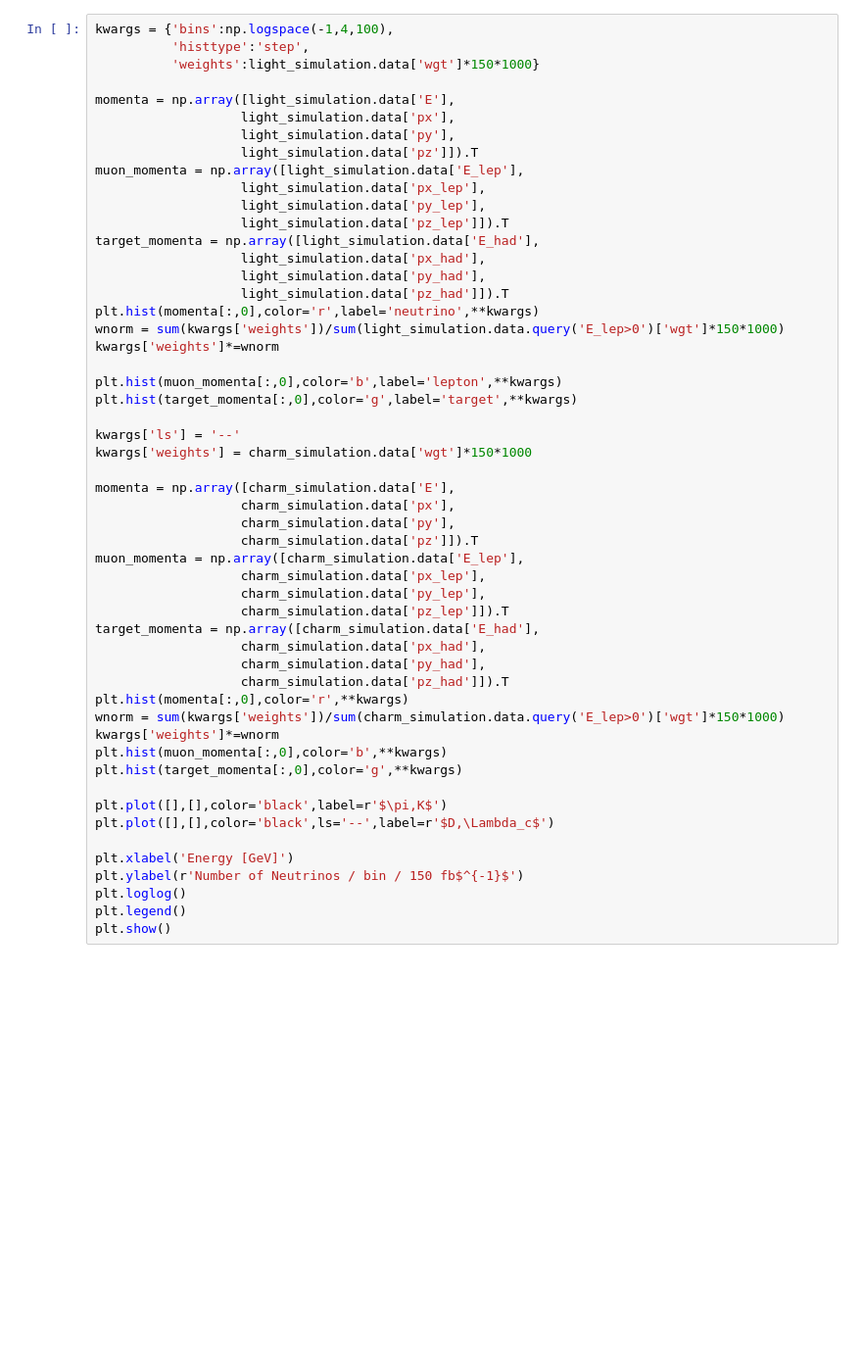
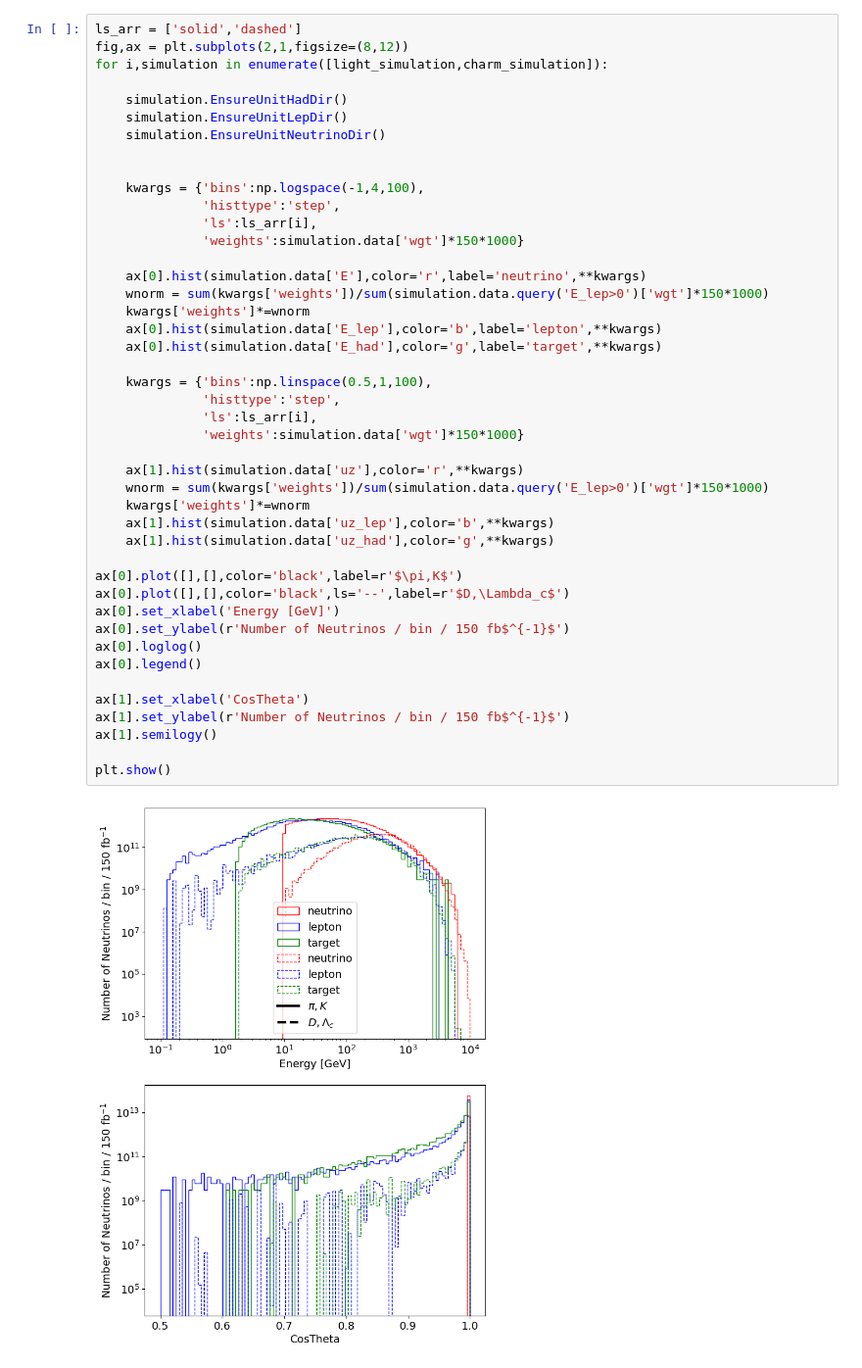
Before and after one commit to nickkamp1/Lake_Geneva_Neutrinos, a Jupyter notebook: MuonSimulation.ipynb, the cells around one changed output. Shown at 98% size. Saved outputs shown, nothing was run; the diff lists cells and outputs as text; blank space fills up the shorter version.

Commit message:
Add much functinoality to the Muon simulation. First attempt at muon profile

```diff
--- a/MuonSimulation.ipynb
+++ b/MuonSimulation.ipynb
@@ -41,54 +53,47 @@ charm_simulation = MuonSimulation('Data/MuonSimulation/Large_BKRS_charm.parquet'
 # charm_simulation.DumpData('Data/MuonSimulation/Large_BKRS_charm.parquet')
 # %%
-kwargs = {'bins':np.logspace(-1,4,100),
-          'histtype':'step',
-          'weights':light_simulation.data['wgt']*150*1000}
+ls_arr = ['solid','dashed']
+fig,ax = plt.subplots(2,1,figsize=(8,12))
+for i,simulation in enumerate([light_simulation,charm_simulation]):
 
-momenta = np.array([light_simulation.data['E'],
-                   light_simulation.data['px'],
-                   light_simulation.data['py'],
-                   light_simulation.data['pz']]).T
-muon_momenta = np.array([light_simulation.data['E_lep'],
-                   light_simulation.data['px_lep'],
-                   light_simulation.data['py_lep'],
-                   light_simulation.data['pz_lep']]).T
-target_momenta = np.array([light_simulation.data['E_had'],
-                   light_simulation.data['px_had'],
-                   light_simulation.data['py_had'],
-                   light_simulation.data['pz_had']]).T
-plt.hist(momenta[:,0],color='r',label='neutrino',**kwargs)
-wnorm = sum(kwargs['weights'])/sum(light_simulation.data.query('E_lep>0')['wgt']*150*1000)
-kwargs['weights']*=wnorm
+    simulation.EnsureUnitHadDir()
+    simulation.EnsureUnitLepDir()
+    simulation.EnsureUnitNeutrinoDir()
 
-plt.hist(muon_momenta[:,0],color='b',label='lepton',**kwargs)
-plt.hist(target_momenta[:,0],color='g',label='target',**kwargs)
 
-kwargs['ls'] = '--'
-kwargs['weights'] = charm_simulation.data['wgt']*150*1000
+    kwargs = {'bins':np.logspace(-1,4,100),
+              'histtype':'step',
+              'ls':ls_arr[i],
+              'weights':simulation.data['wgt']*150*1000}
 
-momenta = np.array([charm_simulation.data['E'],
-                   charm_simulation.data['px'],
-                   charm_simulation.data['py'],
-                   charm_simulation.data['pz']]).T
-muon_momenta = np.array([charm_simulation.data['E_lep'],
-                   charm_simulation.data['px_lep'],
-                   charm_simulation.data['py_lep'],
-                   charm_simulation.data['pz_lep']]).T
-target_momenta = np.array([charm_simulation.data['E_had'],
-                   charm_simulation.data['px_had'],
-                   charm_simulation.data['py_had'],
-                   charm_simulation.data['pz_had']]).T
-plt.hist(momenta[:,0],color='r',**kwargs)
-wnorm = sum(kwargs['weights'])/sum(charm_simulation.data.query('E_lep>0')['wgt']*150*1000)
-kwargs['weights']*=wnorm
-plt.hist(muon_momenta[:,0],color='b',**kwargs)
-plt.hist(target_momenta[:,0],color='g',**kwargs)
+    ax[0].hist(simulation.data['E'],color='r',label='neutrino',**kwargs)
+    wnorm = sum(kwargs['weights'])/sum(simulation.data.query('E_lep>0')['wgt']*150*1000)
+    kwargs['weights']*=wnorm
+    ax[0].hist(simulation.data['E_lep'],color='b',label='lepton',**kwargs)
+    ax[0].hist(simulation.data['E_had'],color='g',label='target',**kwargs)
 
-plt.plot([],[],color='black',label=r'$\pi,K$')
-plt.plot([],[],color='black',ls='--',label=r'$D,\Lambda_c$')
+    kwargs = {'bins':np.linspace(0.5,1,100),
+              'histtype':'step',
+              'ls':ls_arr[i],
+              'weights':simulation.data['wgt']*150*1000}
 
-plt.xlabel('Energy [GeV]')
-plt.ylabel(r'Number of Neutrinos / bin / 150 fb$^{-1}$')
-plt.loglog()
-plt.legend()
+    ax[1].hist(simulation.data['uz'],color='r',**kwargs)
+    wnorm = sum(kwargs['weights'])/sum(simulation.data.query('E_lep>0')['wgt']*150*1000)
+    kwargs['weights']*=wnorm
+    ax[1].hist(simulation.data['uz_lep'],color='b',**kwargs)
+    ax[1].hist(simulation.data['uz_had'],color='g',**kwargs)
+
+ax[0].plot([],[],color='black',label=r'$\pi,K$')
+ax[0].plot([],[],color='black',ls='--',label=r'$D,\Lambda_c$')
+ax[0].set_xlabel('Energy [GeV]')
+ax[0].set_ylabel(r'Number of Neutrinos / bin / 150 fb$^{-1}$')
+ax[0].loglog()
+ax[0].legend()
+
+ax[1].set_xlabel('CosTheta')
+ax[1].set_ylabel(r'Number of Neutrinos / bin / 150 fb$^{-1}$')
+ax[1].semilogy()
+
 plt.show()
+# %% [output]
+[figure, added]
```
Also changed, not shown: parts of 12 cells of this notebook, 3 other files.
